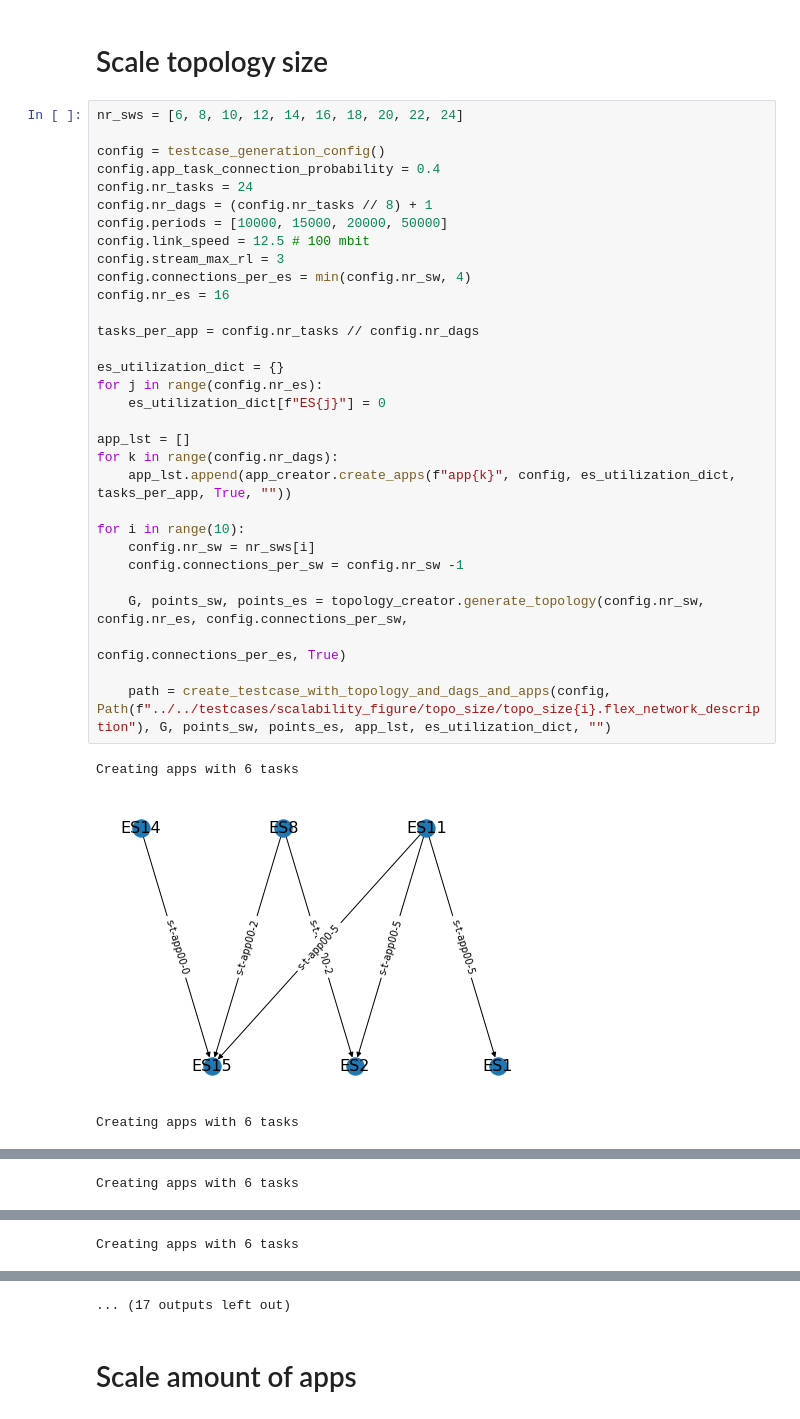
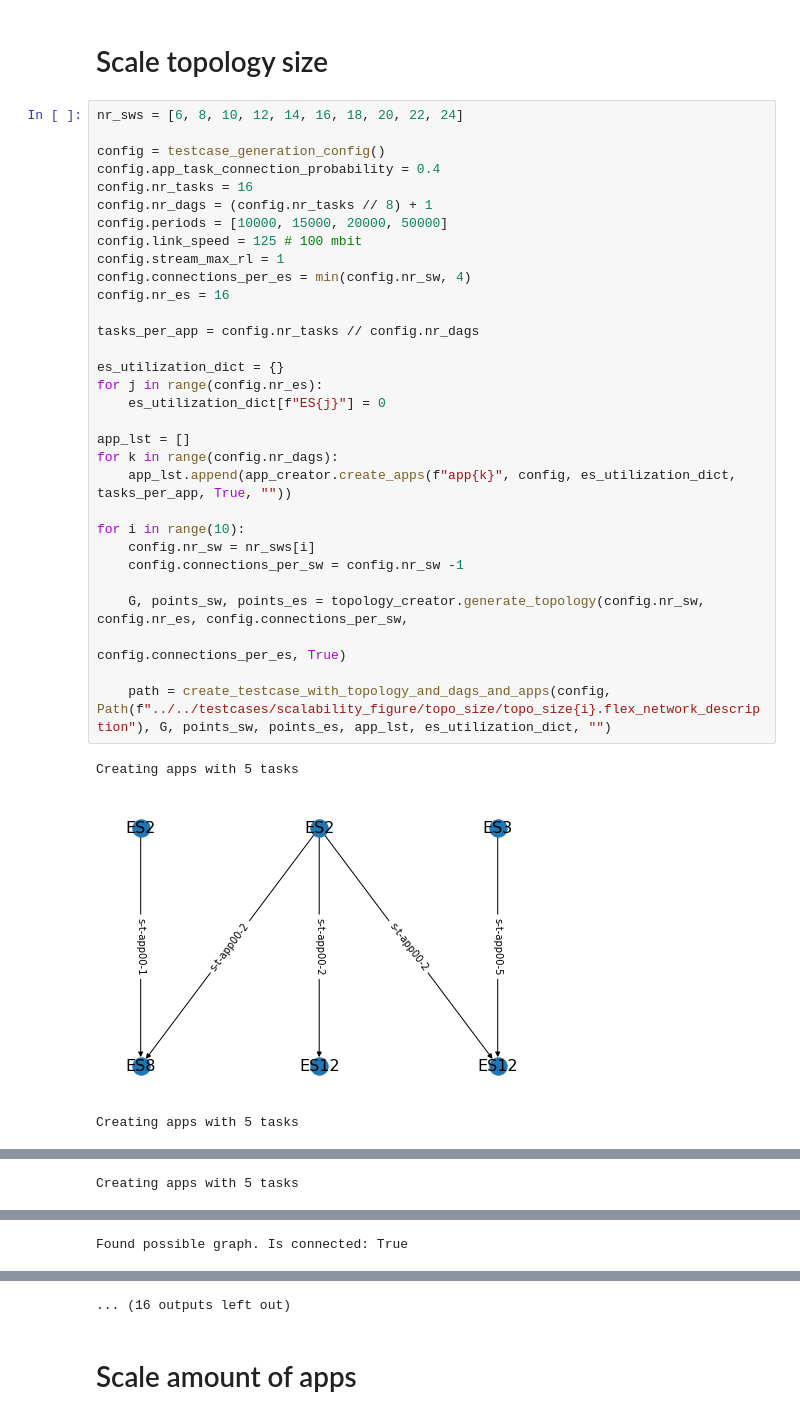
Before and after one commit to nreusch/TSNConf, a Jupyter notebook: results/scalability_figure/GenerateScalabilityFigureTestcases.ipynb, the cells around one changed output, grey strips where cells are left out. Saved outputs shown, nothing was run; the diff lists cells and outputs as text.

```diff
--- a/results/scalability_figure/GenerateScalabilityFigureTestcases.ipynb
+++ b/results/scalability_figure/GenerateScalabilityFigureTestcases.ipynb
@@ -17,35 +17,35 @@ The autoreload extension is already loaded. To reload it, use:
 # %%
 nr_sws = [6, 8, 10, 12, 14, 16, 18, 20, 22, 24]
 
 config = testcase_generation_config()
 config.app_task_connection_probability = 0.4
-config.nr_tasks = 24
+config.nr_tasks = 16
 config.nr_dags = (config.nr_tasks // 8) + 1
 config.periods = [10000, 15000, 20000, 50000]
-config.link_speed = 12.5 # 100 mbit
-config.stream_max_rl = 3
+config.link_speed = 125 # 100 mbit
+config.stream_max_rl = 1
 config.connections_per_es = min(config.nr_sw, 4)
 config.nr_es = 16
 
 tasks_per_app = config.nr_tasks // config.nr_dags
 
 es_utilization_dict = {}
 for j in range(config.nr_es):
     es_utilization_dict[f"ES{j}"] = 0
 
 app_lst = []
 for k in range(config.nr_dags):
     app_lst.append(app_creator.create_apps(f"app{k}", config, es_utilization_dict, tasks_per_app, True, ""))
 
 for i in range(10):
     config.nr_sw = nr_sws[i]
     config.connections_per_sw = config.nr_sw -1
 
     G, points_sw, points_es = topology_creator.generate_topology(config.nr_sw, config.nr_es, config.connections_per_sw,
                                                                      config.connections_per_es, True)
 
     path = create_testcase_with_topology_and_dags_and_apps(config, Path(f"../../testcases/scalability_figure/topo_size/topo_size{i}.flex_network_description"), G, points_sw, points_es, app_lst, es_utilization_dict, "")
 # %% [output]
-Creating apps with 6 tasks
+Creating apps with 5 tasks
-[figure, old version]
+[figure, new version]
-Creating apps with 6 tasks
+Creating apps with 5 tasks
@@ -53 +54 @@ Creating apps with 6 tasks
-Creating apps with 6 tasks
+Creating apps with 5 tasks
@@ -55 +56 @@ Creating apps with 6 tasks
-Creating apps with 6 tasks
+Found possible graph. Is connected: True
@@ -64,4 +67,4 @@ Found possible graph. Is connected: True
-... (17 outputs left out)
+... (16 outputs left out)
 # %% [markdown]
 # Scale amount of apps
 # %%
```
Also changed, not shown: parts of 2 cells of this notebook, 20 other files.
